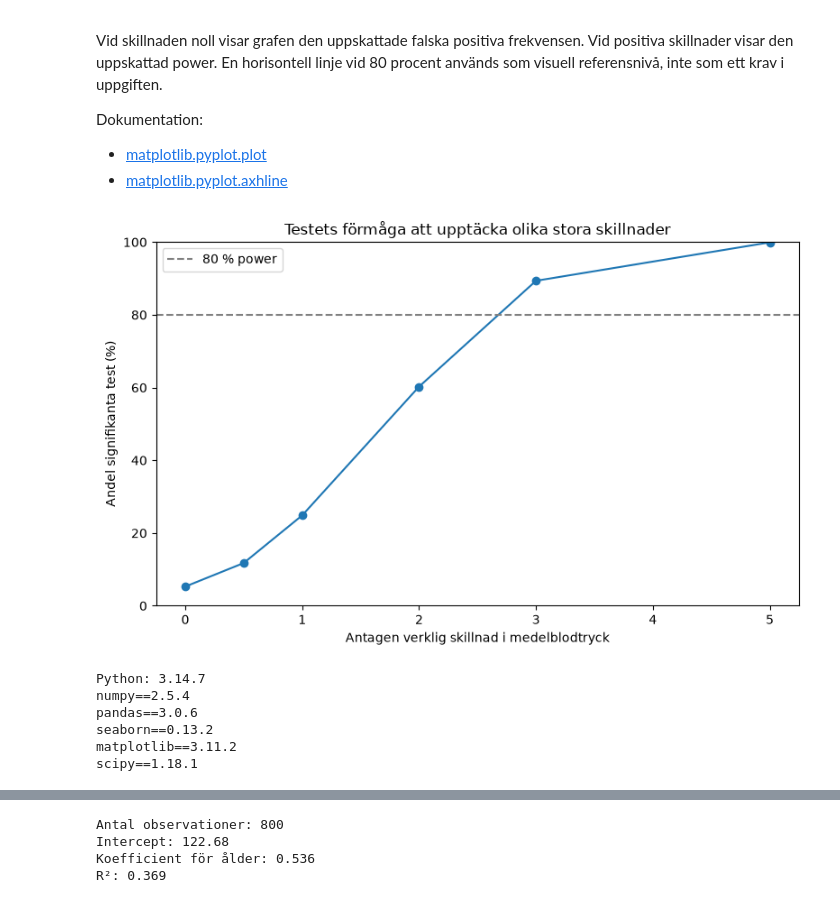
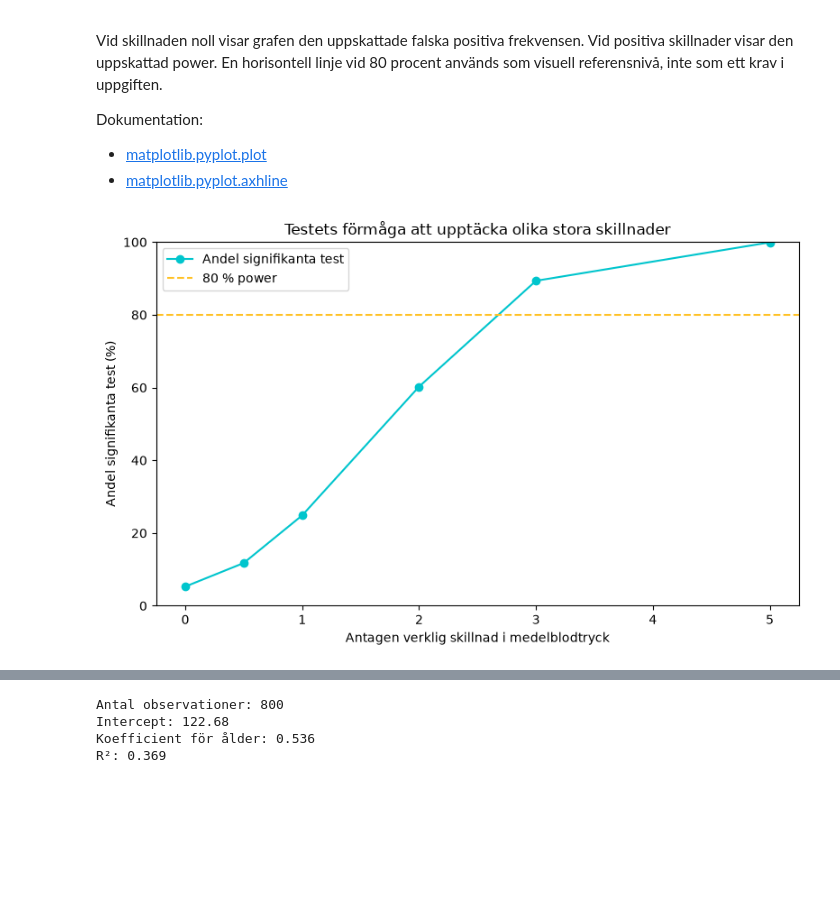
Before and after one commit to VicluUiB/statistisk-analys-halsodata_VictorLundstr-m, a Jupyter notebook: analys.ipynb, the cells around one changed output, grey strips where cells are left out. Drawn from its saved outputs; the diff is of its cells as text; code cells hidden in the pictures; blank space fills up the shorter version.

```diff
--- a/analys.ipynb
+++ b/analys.ipynb
@@ -555,41 +567,31 @@ Dokumentation:
 # %%
 plt.figure(figsize=(8, 5))
 
 plt.plot(
     power_results["assumed_difference"],
     power_results["rejection_percent"],
-    marker="o"
+    marker="o",
+    color="#00C5CD",
+    label="Andel signifikanta test"
 )
 
 plt.axhline(
-    80, color="gray", linestyle="--", label="80 % power"
+    80,
+    color="#FFC125",
+    linestyle="--",
+    label="80 % power"
 )
 
 plt.title("Testets förmåga att upptäcka olika stora skillnader")
 plt.xlabel("Antagen verklig skillnad i medelblodtryck")
 plt.ylabel("Andel signifikanta test (%)")
 plt.ylim(0, 100)
 plt.legend()
 
 plt.tight_layout()
 plt.show()
 # %% [output]
-[figure, old version]
+[figure, new version]
-# %%
-import sys
-from importlib.metadata import version
-
-print(f"Python: {sys.version.split()[0]}")
-
-for package in ["numpy", "pandas", "seaborn", "matplotlib", "scipy"]:
-    print(f"{package}=={version(package)}")
-# %% [output]
-Python: 3.14.7
-numpy==2.5.4
-pandas==3.0.6
-seaborn==0.13.2
-matplotlib==3.11.2
-scipy==1.18.1
 # %% [markdown]
 ## Del 2 – Fördjupning och pipeline
 
```
Also changed, not shown: parts of 54 cells of this notebook, 2 other files.
